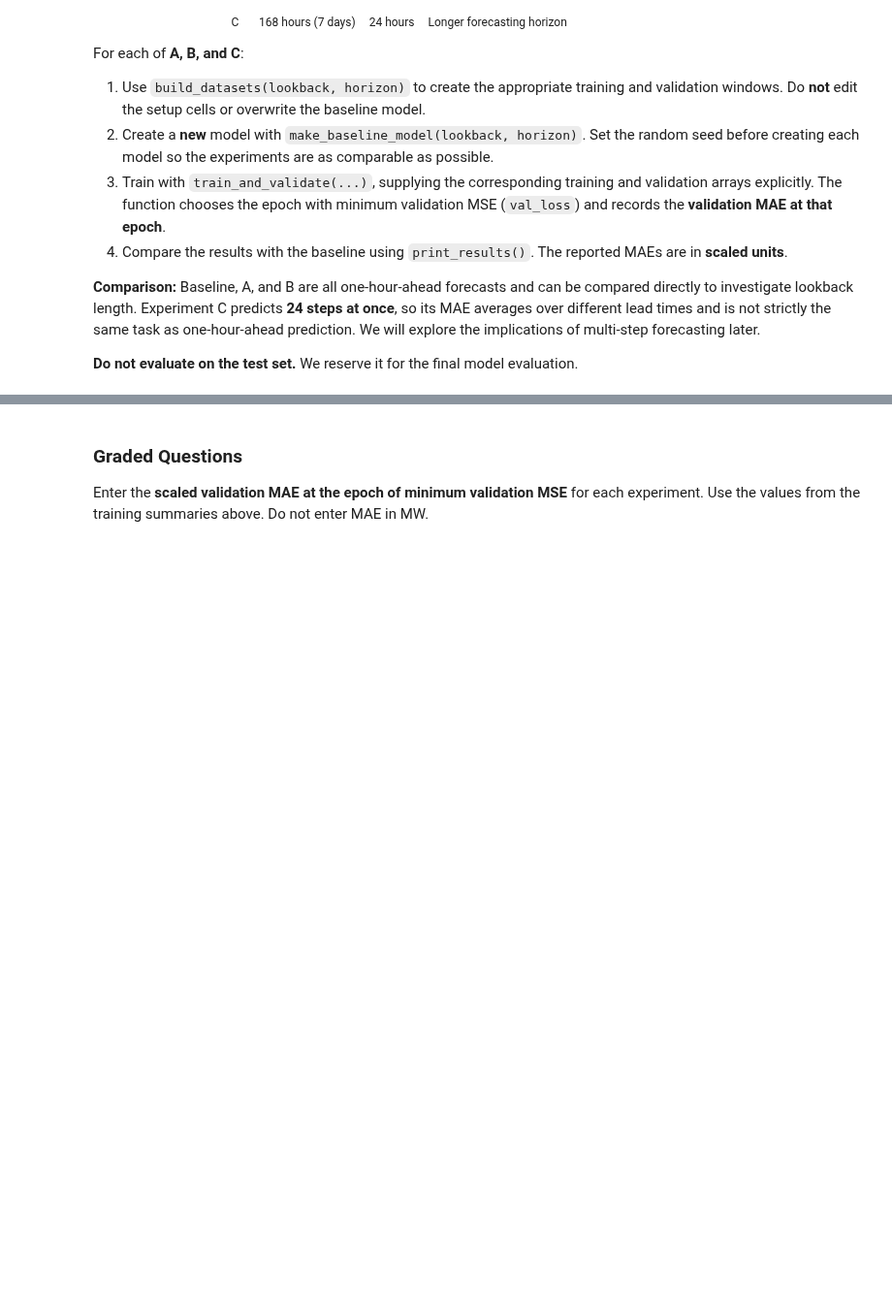
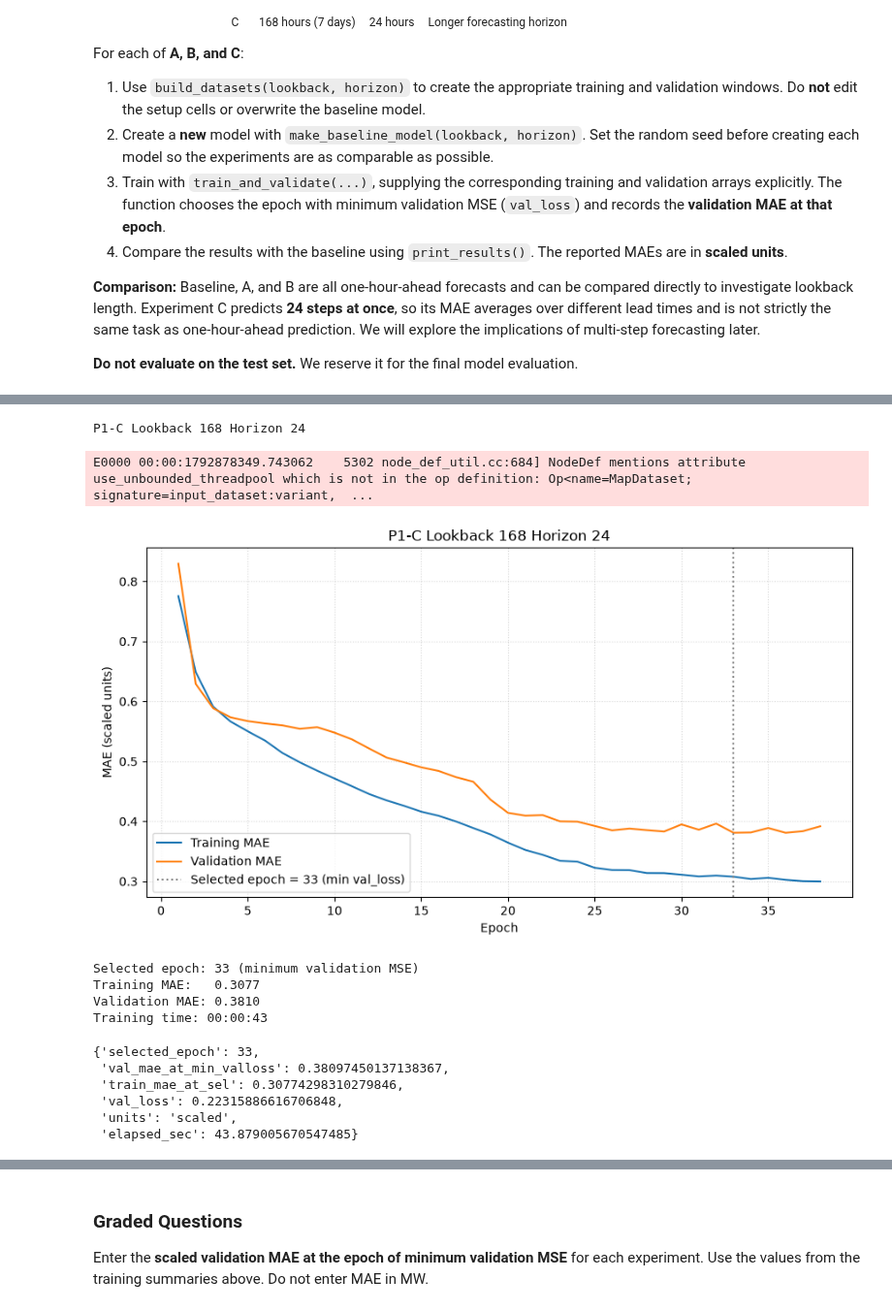
Before and after one commit to g-poklitar/DX703-HW, a Jupyter notebook: Homework_08 (2).ipynb, the cells around one changed output, grey strips where cells are left out. Shown at 97% size. Saved outputs shown, nothing was run; the diff lists cells and outputs as text; code cells hidden in the pictures; blank space fills up the shorter version.

```diff
--- a/Homework_08 (2).ipynb
+++ b/Homework_08 (2).ipynb
@@ -704,0 +765,19 @@ For each of **A, B, and C**:
+# %%
+tf.keras.utils.set_random_seed(random_seed)
+X_tr_1c, y_tr_1c, X_va_1c, y_va_1c, X_te_1c, y_te_1c = build_datasets(168, 24)
+model_1c = make_baseline_model(168, 24)
+train_and_validate(model_1c, X_tr_1c, y_tr_1c, X_va_1c, y_va_1c, title="P1-C Lookback 168 Horizon 24")
+# %% [output]
+P1-C Lookback 168 Horizon 24
+E0000 00:00:1792878349.743062    5302 node_def_util.cc:684] NodeDef mentions attribute use_unbounded_threadpool which is not in the op definition: Op<name=MapDataset; signature=input_dataset:variant,  ...
+[figure, added]
+Selected epoch: 33 (minimum validation MSE)
+Training MAE:   0.3077
+Validation MAE: 0.3810
+Training time: 00:00:43
+{'selected_epoch': 33,
+ 'val_mae_at_min_valloss': 0.38097450137138367,
+ 'train_mae_at_sel': 0.30774298310279846,
+ 'val_loss': 0.22315886616706848,
+ 'units': 'scaled',
+ 'elapsed_sec': 43.879005670547485}
```
Also changed, not shown: parts of 38 cells of this notebook.
